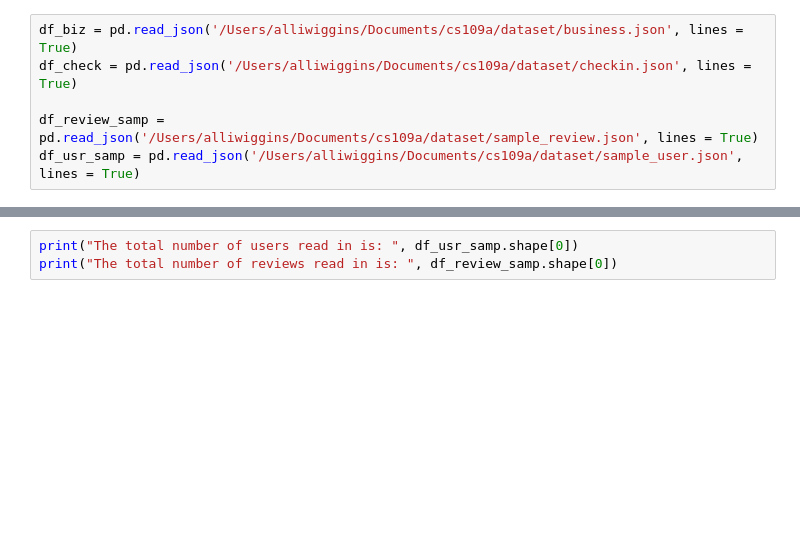
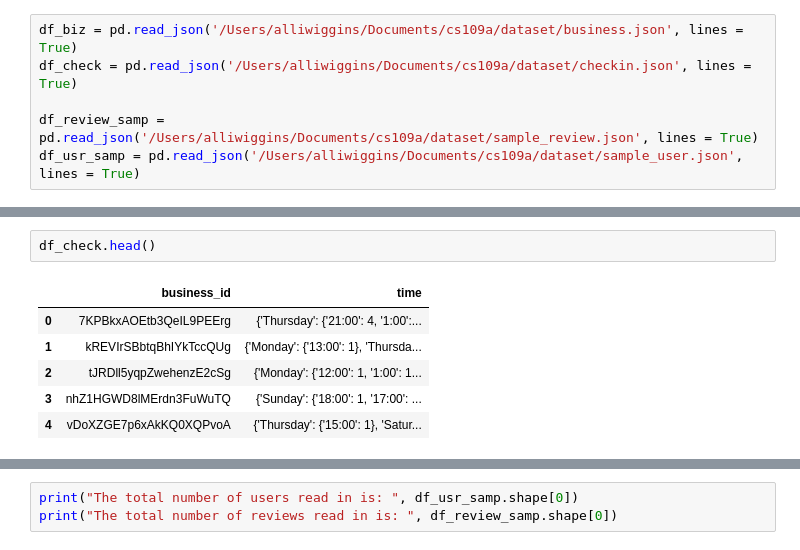
Before and after one commit to allisonwiggins/RecommendationsFinalProject, a Jupyter notebook: Project_notebooks/EDA.ipynb, the cells around one changed output, grey strips where cells are left out. Drawn from its saved outputs; the diff is of its cells as text; blank space fills up the shorter version.

```diff
--- a/Project_notebooks/EDA.ipynb
+++ b/Project_notebooks/EDA.ipynb
@@ -65,0 +83,9 @@ df_usr_samp = pd.read_json('/Users/alliwiggins/Documents/cs109a/dataset/sample_u
+# %%
+df_check.head()
+# %% [output]
+|  | business_id | time |
+| 0 | 7KPBkxAOEtb3QeIL9PEErg | {'Thursday': {'21:00': 4, '1:00':... |
+| 1 | kREVIrSBbtqBhIYkTccQUg | {'Monday': {'13:00': 1}, 'Thursda... |
+| 2 | tJRDll5yqpZwehenzE2cSg | {'Monday': {'12:00': 1, '1:00': 1... |
+| 3 | nhZ1HGWD8lMErdn3FuWuTQ | {'Sunday': {'18:00': 1, '17:00': ... |
+| 4 | vDoXZGE7p6xAkKQ0XQPvoA | {'Thursday': {'15:00': 1}, 'Satur... |
```
Also changed, not shown: parts of 11 cells of this notebook, 11 other files.
